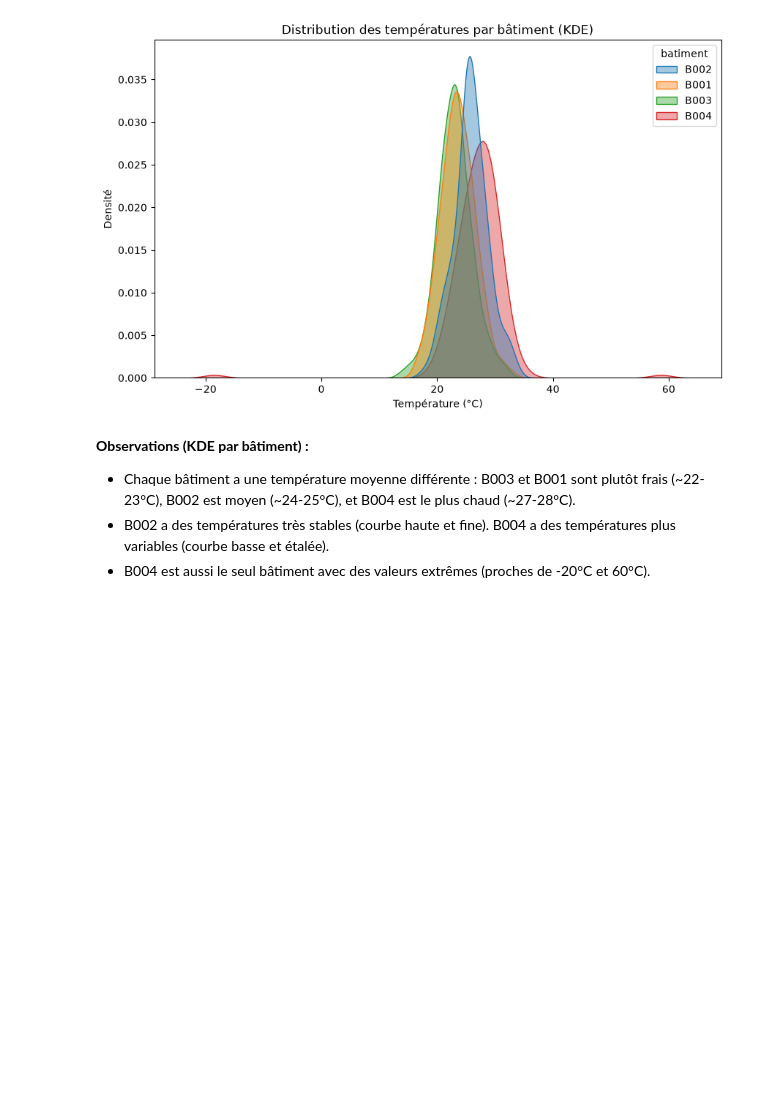
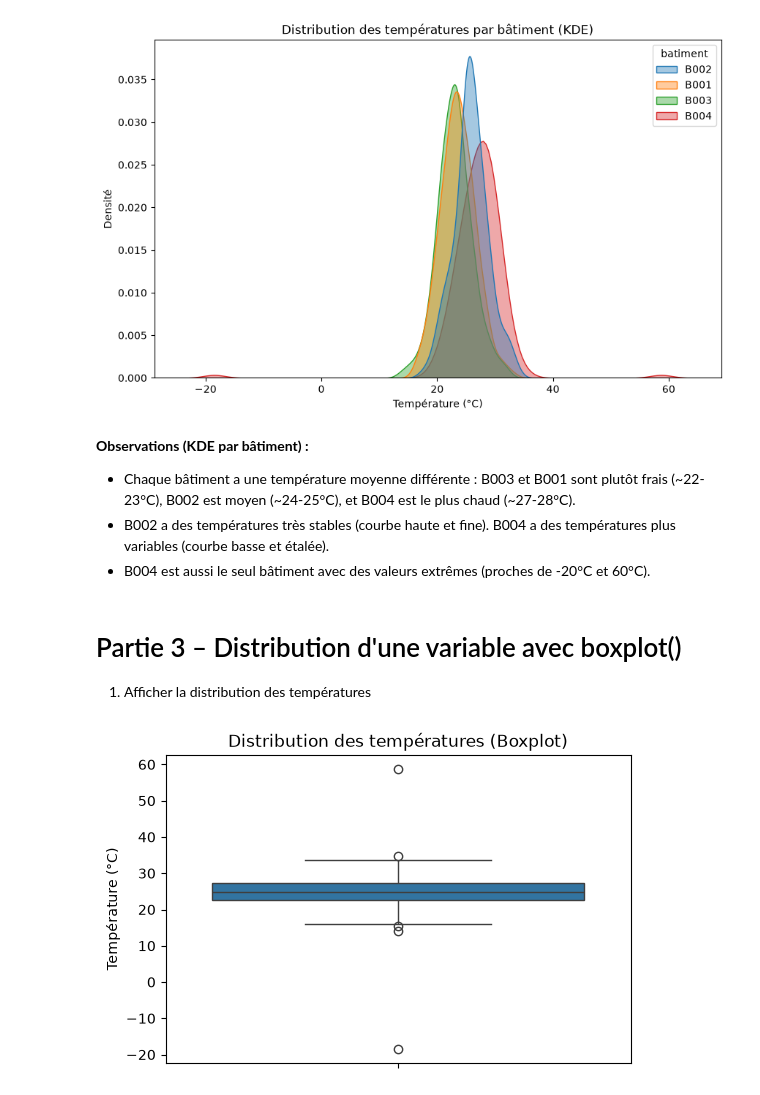
Before and after one commit to Atou-D10/atelier_seaborn_iot, a Jupyter notebook: notebooks/atelier_seaborn_iot.ipynb, the cells around one changed output. Drawn from its saved outputs; the diff is of its cells as text; code cells hidden in the pictures; blank space fills up the shorter version.

Commit message:
Partie 3 (1) : Affichage de la distribution des temperatures avec boxplot

```diff
--- a/notebooks/atelier_seaborn_iot.ipynb
+++ b/notebooks/atelier_seaborn_iot.ipynb
@@ -181,3 +181,17 @@ plt.show()
 - B002 a des températures très stables (courbe haute et fine).
   B004 a des températures plus variables (courbe basse et étalée).
 - B004 est aussi le seul bâtiment avec des valeurs extrêmes (proches de -20°C et 60°C).
+# %% [markdown]
+# Partie 3 – Distribution d'une variable avec boxplot()
+
+1) Afficher la distribution des températures
+# %%
+# boxplot affiche la mediane, les quartiles et les valeurs extremes (outliers)
+# sous forme de boite a moustaches.
+plt.figure(figsize=(6, 4))
+sns.boxplot(data=df, y="temperature")
+plt.title("Distribution des températures (Boxplot)")
+plt.ylabel("Température (°C)")
+plt.show()
+# %% [output]
+[figure, added]
```
